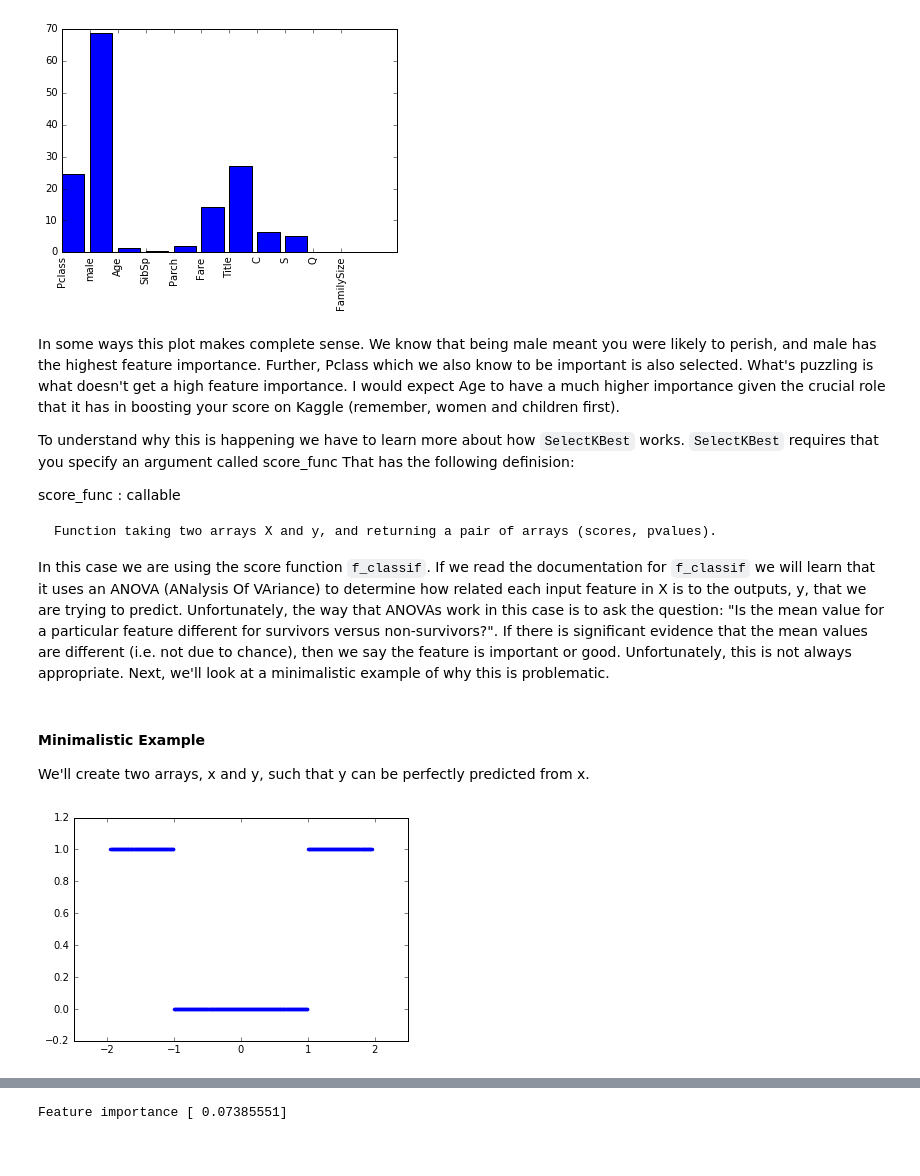
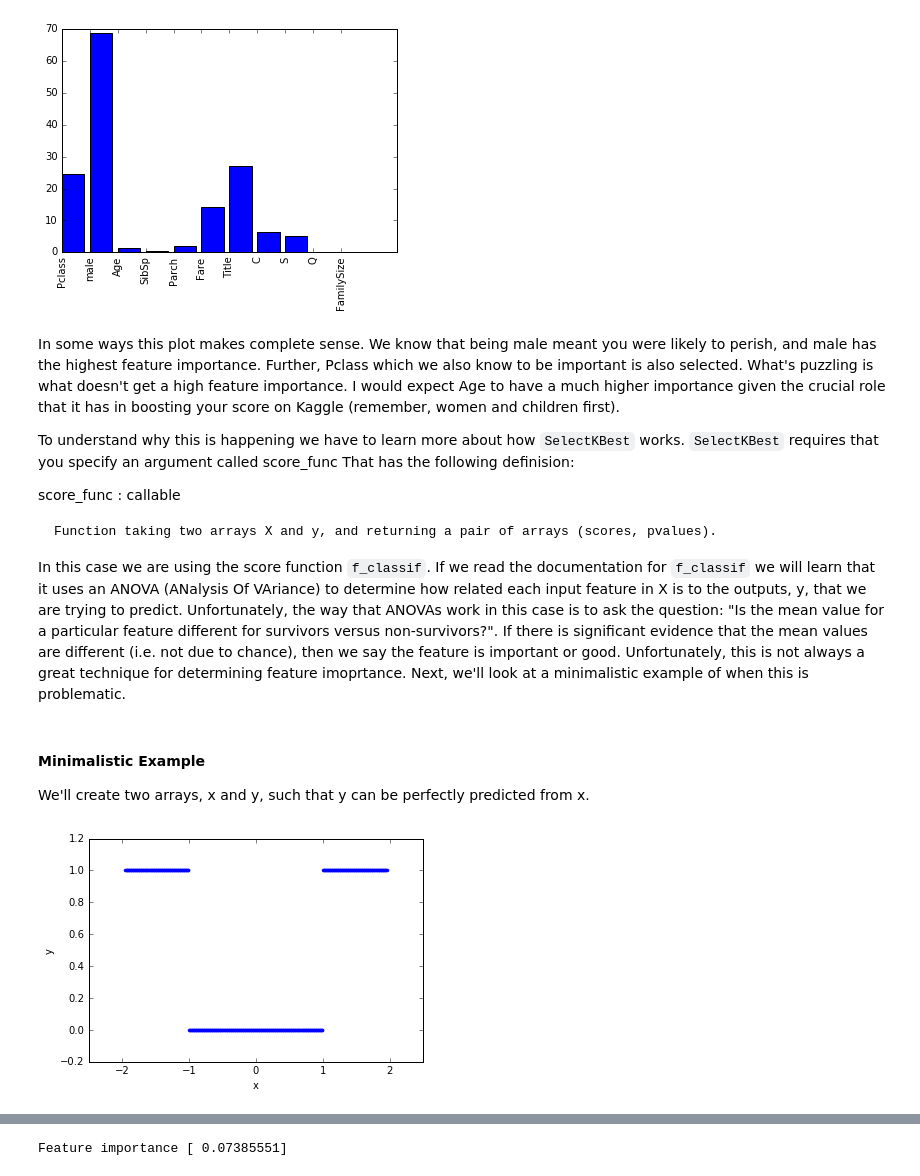
Before and after one commit to paulruvolo/DataScience16, a Jupyter notebook: inclass/day13/model_iteration_2_debrief.ipynb, the cells around one changed output, grey strips where cells are left out. Saved outputs shown, nothing was run; the diff lists cells and outputs as text; code cells hidden in the pictures.

```diff
--- a/inclass/day13/model_iteration_2_debrief.ipynb
+++ b/inclass/day13/model_iteration_2_debrief.ipynb
@@ -127,7 +128,7 @@ score_func : callable
 
     Function taking two arrays X and y, and returning a pair of arrays (scores, pvalues).
 
-In this case we are using the score function `f_classif`.  If we read the documentation for `f_classif` we will learn that it uses an ANOVA (ANalysis Of VAriance) to determine how related each input feature in X is to the outputs, y, that we are trying to predict.  Unfortunately, the way that ANOVAs work in this case is to ask the question: "Is the mean value for a particular feature different for survivors versus non-survivors?".  If there is significant evidence that the mean values are different (i.e. not due to chance), then we say the feature is important or good.  Unfortunately, this is not always appropriate.  Next, we'll look at a minimalistic example of why this is problematic.
+In this case we are using the score function `f_classif`.  If we read the documentation for `f_classif` we will learn that it uses an ANOVA (ANalysis Of VAriance) to determine how related each input feature in X is to the outputs, y, that we are trying to predict.  Unfortunately, the way that ANOVAs work in this case is to ask the question: "Is the mean value for a particular feature different for survivors versus non-survivors?".  If there is significant evidence that the mean values are different (i.e. not due to chance), then we say the feature is important or good.  Unfortunately, this is not always a great technique for determining feature imoprtance.  Next, we'll look at a minimalistic example of when  this is problematic.
 # %% [markdown]
  #### Minimalistic Example
 
@@ -135,16 +136,18 @@ In this case we are using the score function `f_classif`.  If we read the docume
 # %%
 import numpy as np
 import matplotlib.pyplot as plt
 
 x = np.arange(-1.95, 1.96, .01)
 y = abs(x) > 1
 x = x[:,np.newaxis]
 plt.plot(x,y,'b.')
 plt.ylim([-.2, 1.2])
 plt.xlim([-2.5, 2.5])
+plt.xlabel('x')
+plt.ylabel('y')
 plt.show()
 # %% [output]
-[figure, old version]
+[figure, new version]
 # %%
 from sklearn.cross_validation import train_test_split
 from sklearn.ensemble import RandomForestClassifier
```
Also changed, not shown: parts of 21 cells of this notebook.
